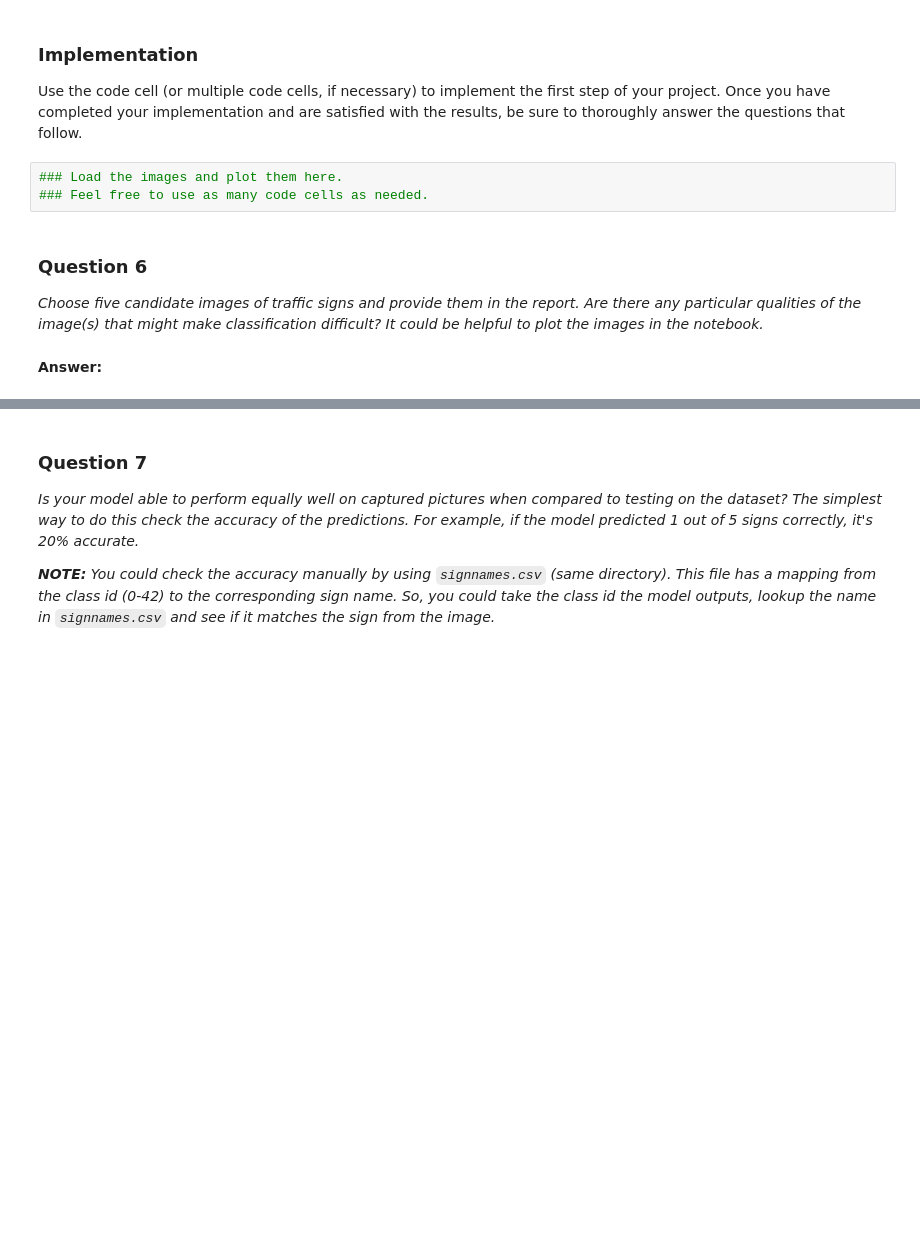
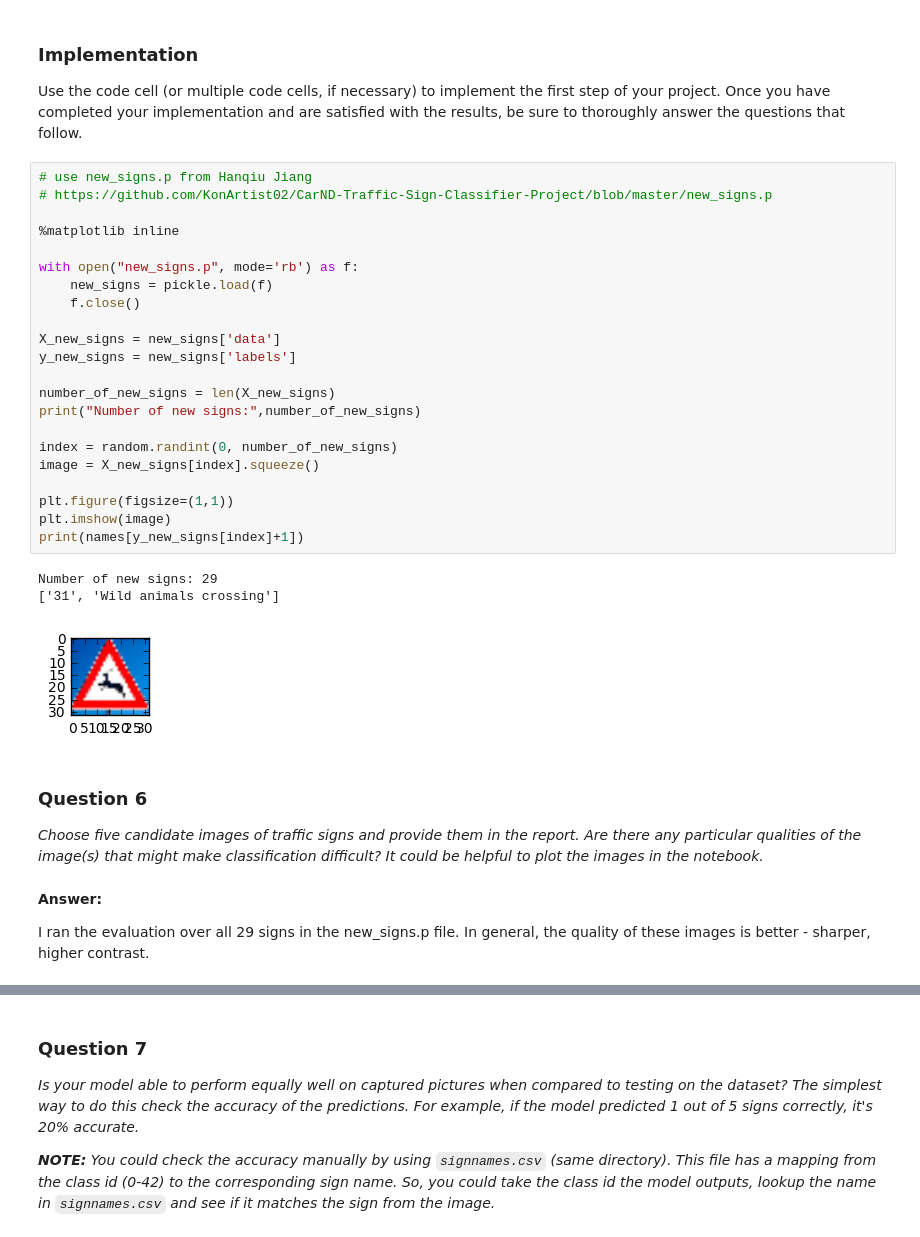
Before and after one commit to t-f-g/CarND, a Jupyter notebook: CarND-Traffic-Sign-Classifier-Project/Traffic_Sign_Classifier.ipynb, the cells around one changed output, grey strips where cells are left out. Drawn from its saved outputs; the diff is of its cells as text; blank space fills up the shorter version.

```diff
--- a/CarND-Traffic-Sign-Classifier-Project/Traffic_Sign_Classifier.ipynb
+++ b/CarND-Traffic-Sign-Classifier-Project/Traffic_Sign_Classifier.ipynb
@@ -342,15 +383,40 @@ You may find `signnames.csv` useful as it contains mappings from the class id (i
 ### Implementation
 
 Use the code cell (or multiple code cells, if necessary) to implement the first step of your project. Once you have completed your implementation and are satisfied with the results, be sure to thoroughly answer the questions that follow.
-# %%
-### Load the images and plot them here.
-### Feel free to use as many code cells as needed.
+# %%
+# use new_signs.p from Hanqiu Jiang
+# https://github.com/KonArtist02/CarND-Traffic-Sign-Classifier-Project/blob/master/new_signs.p
+
+%matplotlib inline
+
+with open("new_signs.p", mode='rb') as f:
+    new_signs = pickle.load(f)
+    f.close()
+
+X_new_signs = new_signs['data']
+y_new_signs = new_signs['labels']
+
+number_of_new_signs = len(X_new_signs)
+print("Number of new signs:",number_of_new_signs)
+
+index = random.randint(0, number_of_new_signs)
+image = X_new_signs[index].squeeze()
+
+plt.figure(figsize=(1,1))
+plt.imshow(image)
+print(names[y_new_signs[index]+1])
+# %% [output]
+Number of new signs: 29
+['31', 'Wild animals crossing']
+[figure, added]
 # %% [markdown]
 ### Question 6
 
 _Choose five candidate images of traffic signs and provide them in the report. Are there any particular qualities of the image(s) that might make classification difficult? It could be helpful to plot the images in the notebook._
-# %% [markdown]
-**Answer:**
+# %% [markdown]
+**Answer:**
+
+I ran the evaluation over all 29 signs in the new_signs.p file.  In general, the quality of these images is better - sharper, higher contrast.
 # %%
 ### Run the predictions here.
 ### Feel free to use as many code cells as needed.
```
Also changed, not shown: parts of 31 cells of this notebook, 3 other files.
